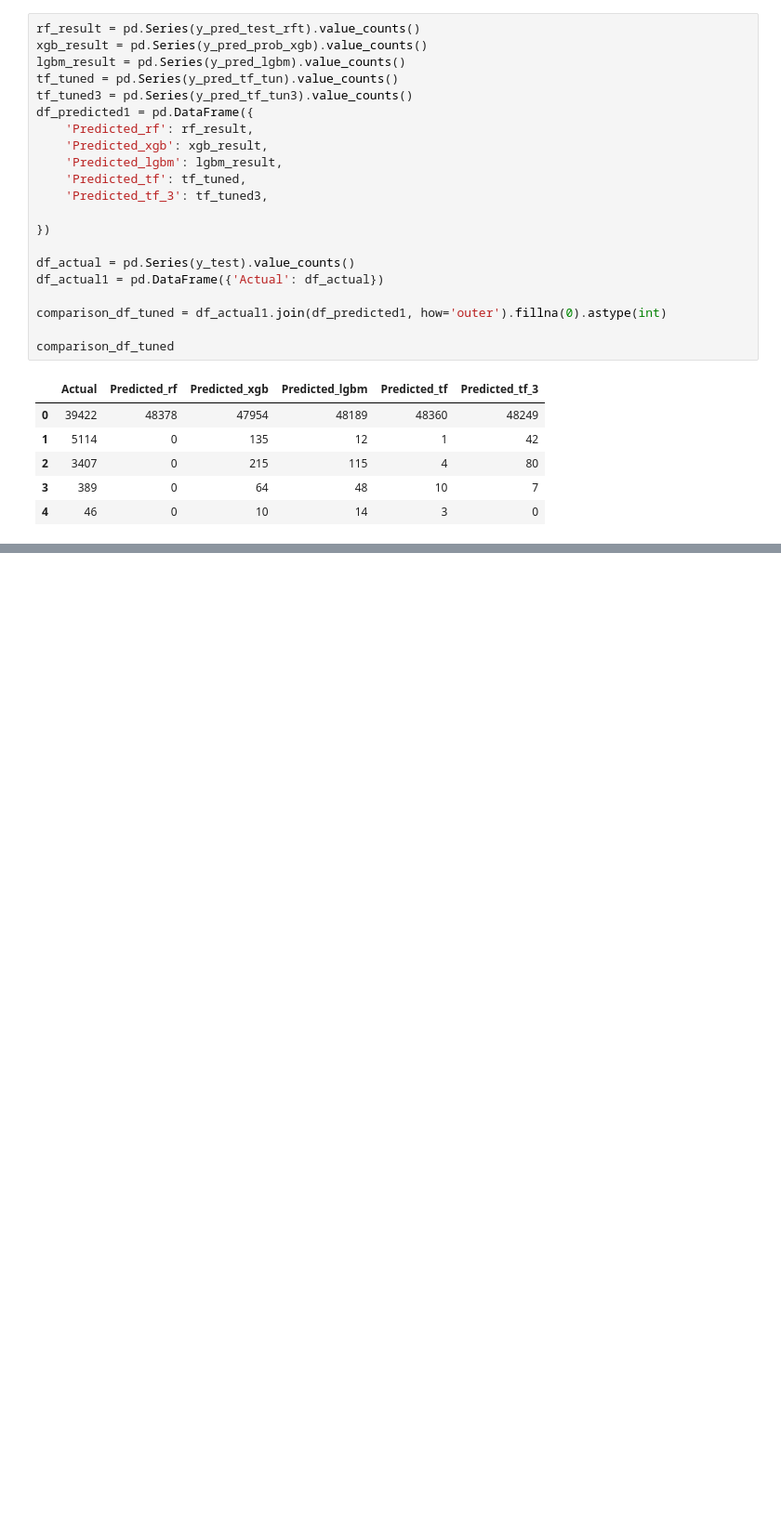
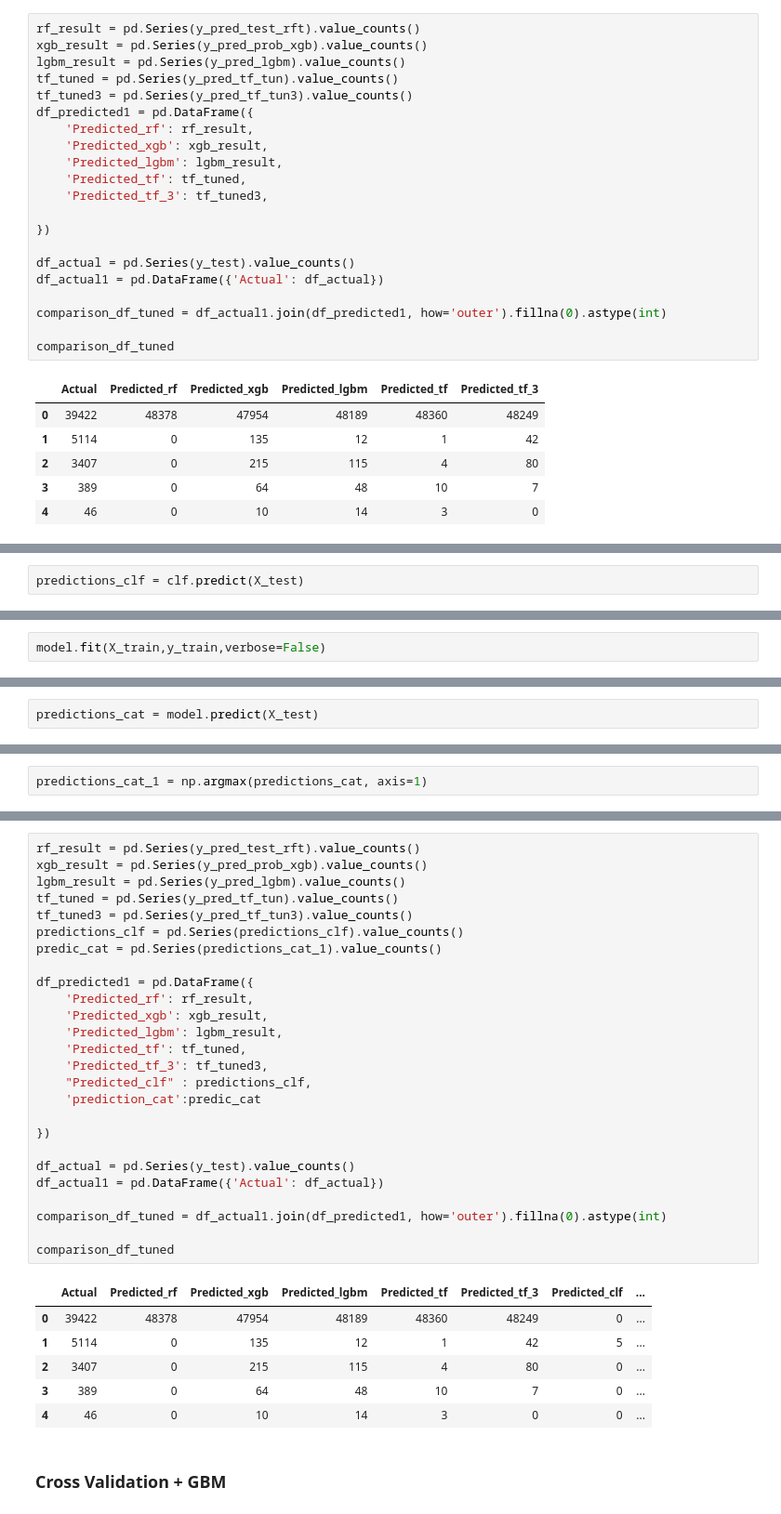
Before and after one commit to tania-martynenko/KaggleX_Project, a Jupyter notebook: Car_Accident_Project_Machine_Learning.ipynb, the cells around one changed output, grey strips where cells are left out. Shown at 93% size. Cells and saved outputs as stored; diff of their text form; blank space fills up the shorter version.

```diff
--- a/Car_Accident_Project_Machine_Learning.ipynb
+++ b/Car_Accident_Project_Machine_Learning.ipynb
@@ -860,0 +873,2 @@ comparison_df_tuned
+# %%
+predictions_clf = clf.predict(X_test)
@@ -860,0 +952,2 @@ comparison_df_tuned
+# %%
+model.fit(X_train,y_train,verbose=False)
@@ -860,0 +956,2 @@ comparison_df_tuned
+# %%
+predictions_cat = model.predict(X_test)
@@ -860,0 +960,2 @@ comparison_df_tuned
+# %%
+predictions_cat_1 = np.argmax(predictions_cat, axis=1)
@@ -860,0 +978,35 @@ comparison_df_tuned
+# %%
+rf_result = pd.Series(y_pred_test_rft).value_counts()
+xgb_result = pd.Series(y_pred_prob_xgb).value_counts()
+lgbm_result = pd.Series(y_pred_lgbm).value_counts()
+tf_tuned = pd.Series(y_pred_tf_tun).value_counts()
+tf_tuned3 = pd.Series(y_pred_tf_tun3).value_counts()
+predictions_clf = pd.Series(predictions_clf).value_counts()
+predic_cat = pd.Series(predictions_cat_1).value_counts()
+
+df_predicted1 = pd.DataFrame({
+    'Predicted_rf': rf_result,
+    'Predicted_xgb': xgb_result,
+    'Predicted_lgbm': lgbm_result,
+    'Predicted_tf': tf_tuned,
+    'Predicted_tf_3': tf_tuned3,
+    "Predicted_clf" : predictions_clf,
+    'prediction_cat':predic_cat
+
+})
+
+df_actual = pd.Series(y_test).value_counts()
+df_actual1 = pd.DataFrame({'Actual': df_actual})
+
+comparison_df_tuned = df_actual1.join(df_predicted1, how='outer').fillna(0).astype(int)
+
+comparison_df_tuned
+# %% [output]
+|  | Actual | Predicted_rf | Predicted_xgb | Predicted_lgbm | Predicted_tf | Predicted_tf_3 | Predicted_clf | ... |
+| 0 | 39422 | 48378 | 47954 | 48189 | 48360 | 48249 | 0 | ... |
+| 1 | 5114 | 0 | 135 | 12 | 1 | 42 | 5 | ... |
+| 2 | 3407 | 0 | 215 | 115 | 4 | 80 | 0 | ... |
+| 3 | 389 | 0 | 64 | 48 | 10 | 7 | 0 | ... |
+| 4 | 46 | 0 | 10 | 14 | 3 | 0 | 0 | ... |
+# %% [markdown]
+### Cross Validation + GBM
```
Also changed, not shown: parts of 39 cells of this notebook.
